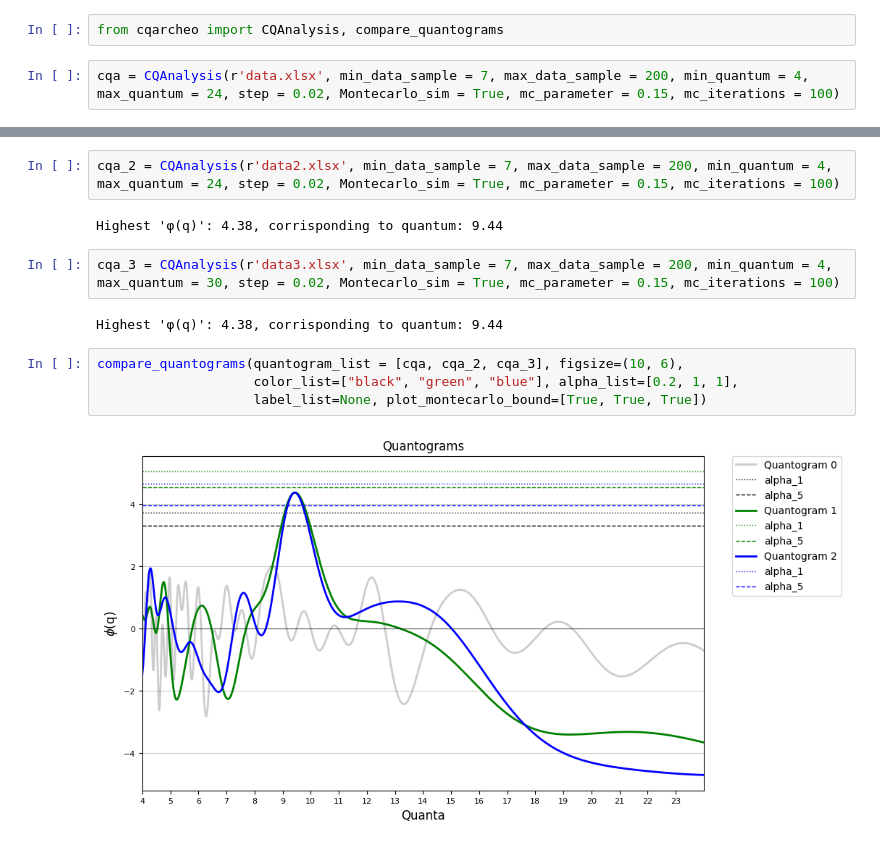
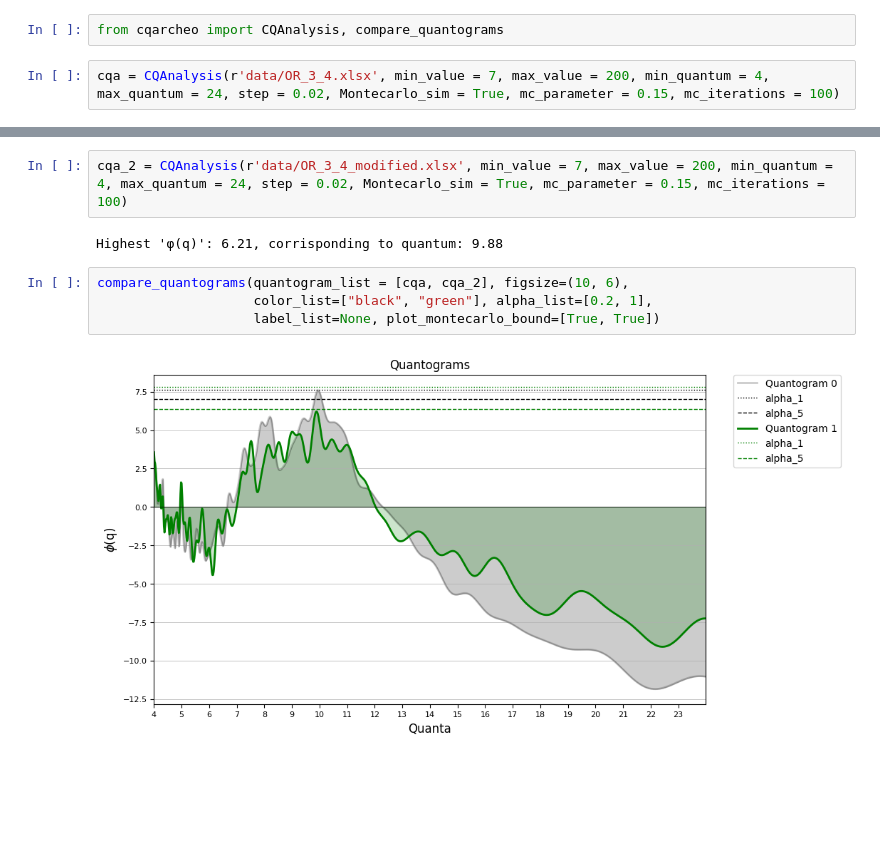
Before and after one commit to lrncrd/CQArchaeo, a Jupyter notebook: Kendall_application_try.ipynb, the cells around one changed output, grey strips where cells are left out. Cells and saved outputs as stored; diff of their text form; blank space fills up the shorter version.

Commit message:
update plot and docs

```diff
--- a/Kendall_application_try.ipynb
+++ b/Kendall_application_try.ipynb
@@ -1,5 +1,5 @@
 # %%
 from cqarcheo import CQAnalysis, compare_quantograms
 # %%
-cqa = CQAnalysis(r'data.xlsx', min_data_sample = 7, max_data_sample = 200, min_quantum = 4, max_quantum = 24, step = 0.02, Montecarlo_sim = True, mc_parameter = 0.15, mc_iterations = 100)
+cqa = CQAnalysis(r'data/OR_3_4.xlsx', min_value = 7, max_value = 200, min_quantum = 4, max_quantum = 24, step = 0.02, Montecarlo_sim = True, mc_parameter = 0.15, mc_iterations = 100)
 # %% [output]
@@ -11,14 +11,10 @@ cqa.plot_quantogram(figsize=(10, 6), plot_best_quantum=True, save=False, dpi=300
 # %%
-cqa_2 = CQAnalysis(r'data2.xlsx', min_data_sample = 7, max_data_sample = 200, min_quantum = 4, max_quantum = 24, step = 0.02, Montecarlo_sim = True, mc_parameter = 0.15, mc_iterations = 100)
+cqa_2 = CQAnalysis(r'data/OR_3_4_modified.xlsx', min_value = 7, max_value = 200, min_quantum = 4, max_quantum = 24, step = 0.02, Montecarlo_sim = True, mc_parameter = 0.15, mc_iterations = 100)
 # %% [output]
-Highest 'φ(q)': 4.38, corrisponding to quantum: 9.44
+Highest 'φ(q)': 6.21, corrisponding to quantum: 9.88
-# %%
-cqa_3 = CQAnalysis(r'data3.xlsx', min_data_sample = 7, max_data_sample = 200, min_quantum = 4, max_quantum = 30, step = 0.02, Montecarlo_sim = True, mc_parameter = 0.15, mc_iterations = 100)
-# %% [output]
-Highest 'φ(q)': 4.38, corrisponding to quantum: 9.44
 # %%
-compare_quantograms(quantogram_list = [cqa, cqa_2, cqa_3], figsize=(10, 6),
-                    color_list=["black", "green", "blue"], alpha_list=[0.2, 1, 1],
-                    label_list=None, plot_montecarlo_bound=[True, True, True])
+compare_quantograms(quantogram_list = [cqa, cqa_2], figsize=(10, 6),
+                    color_list=["black", "green"], alpha_list=[0.2, 1],
+                    label_list=None, plot_montecarlo_bound=[True, True])
 # %% [output]
-[figure, old version]
+[figure, new version]
```
Also changed, not shown: parts of 2 cells of this notebook, 4 other files.
